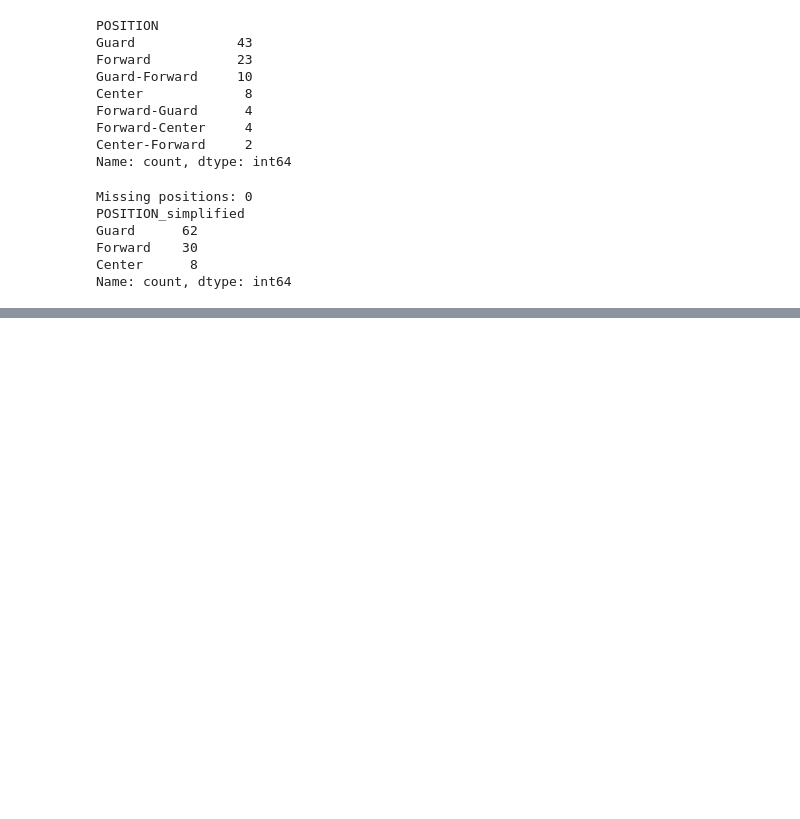
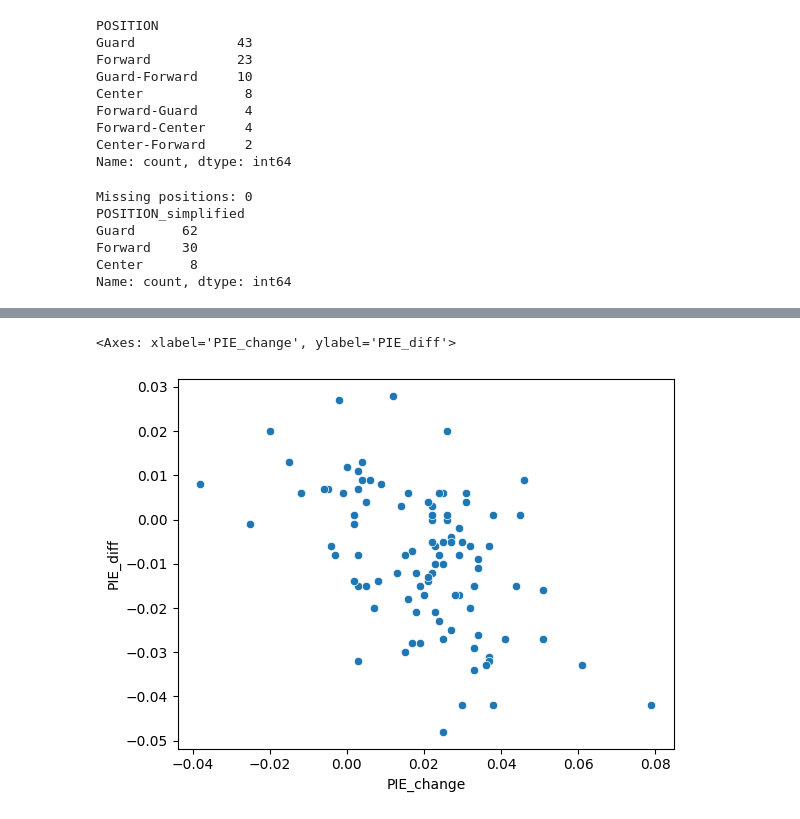
Before and after one commit to BigMikeZ/nba_breakout_analysis, a Jupyter notebook: nba_breakout_analysis.ipynb, the cells around one changed output, grey strips where cells are left out. Saved outputs shown, nothing was run; the diff lists cells and outputs as text; code cells hidden in the pictures; blank space fills up the shorter version.

Commit message:
Visualize the relationship between PIE change and PIE difference

```diff
--- a/nba_breakout_analysis.ipynb
+++ b/nba_breakout_analysis.ipynb
@@ -728,0 +706,7 @@ Data columns (total 11 columns):
+# %%
+all_candidates = pd.read_csv('data/nba_breakout_candidates.csv')
+
+sns.scatterplot(data = all_candidates,x='PIE_change', y='PIE_diff')
+# %% [output]
+<Axes: xlabel='PIE_change', ylabel='PIE_diff'>
+[figure, added]
```
Also changed, not shown: parts of 8 cells of this notebook, 1 other file.
